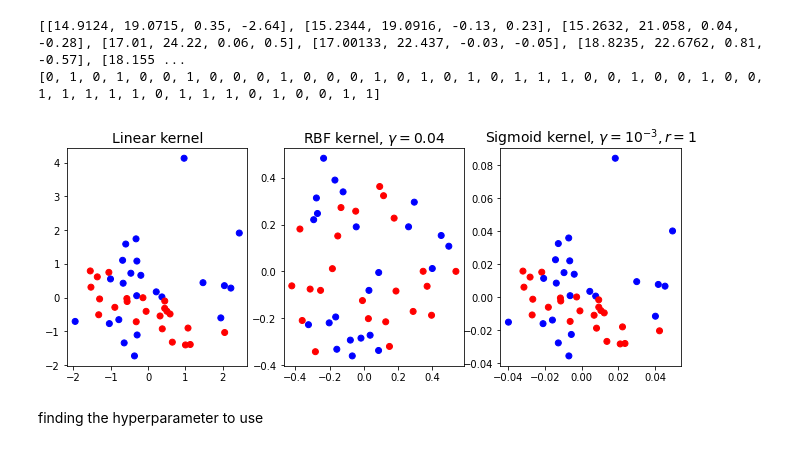
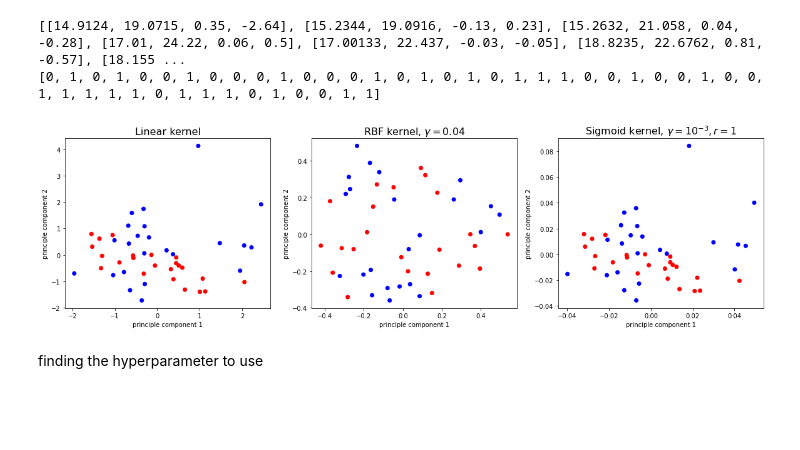
Before and after one commit to jimmylihui/RSE-Classwork, a Jupyter notebook: Untitled.ipynb, the cells around one changed output. Saved outputs shown, nothing was run; the diff lists cells and outputs as text; code cells hidden in the pictures; blank space fills up the shorter version.

```diff
--- a/Untitled.ipynb
+++ b/Untitled.ipynb
@@ -196,22 +202,28 @@ sig_pca = KernelPCA(n_components = 2, kernel="sigmoid", gamma=0.001, coef0=1, fi
 # %%
 import matplotlib
 import matplotlib.pyplot as plt
 
 
 
 #loop over methods and plot the projection of the Swiss roll
-plt.figure(figsize=(11, 4))
+plt.figure(figsize=(20, 5))
+plt.xlabel("principle component 1")
+plt.ylabel("principle component 2")
+plt.title("visualization of data with PCA information")
 for subplot, pca, title in ((131, lin_pca, "Linear kernel"), #plot datas after applying linear kernel, RBF kernel and sigmoid kernel
                             (132, rbf_pca, "RBF kernel, $\gamma=0.04$"),
                             (133, sig_pca, "Sigmoid kernel, $\gamma=10^{-3}, r=1$")):
     X_reduced = pca.fit_transform(zone1_values)
     if subplot == 132:
         X_reduced_rbf = X_reduced
 
     plt.subplot(subplot), plt.title(title, fontsize=14)
     plt.scatter(X_reduced[:, 0], X_reduced[:, 1], c=colormap[zone1_tag])
+    plt.xlabel("principle component 1")
+    plt.ylabel("principle component 2")
+    plt.title(format(title), fontsize=16)
 # %% [output]
-[figure, old version]
+[figure, new version]
 # %% [markdown]
 finding the hyperparameter to use
 # %%
```
Also changed, not shown: parts of 18 cells of this notebook.
